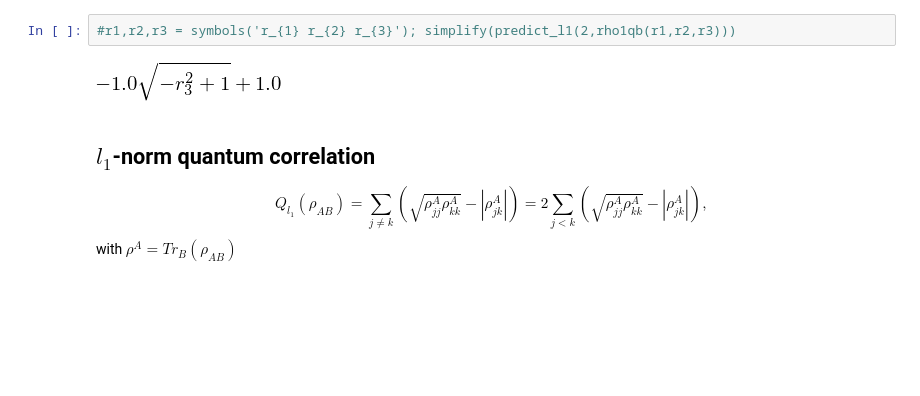
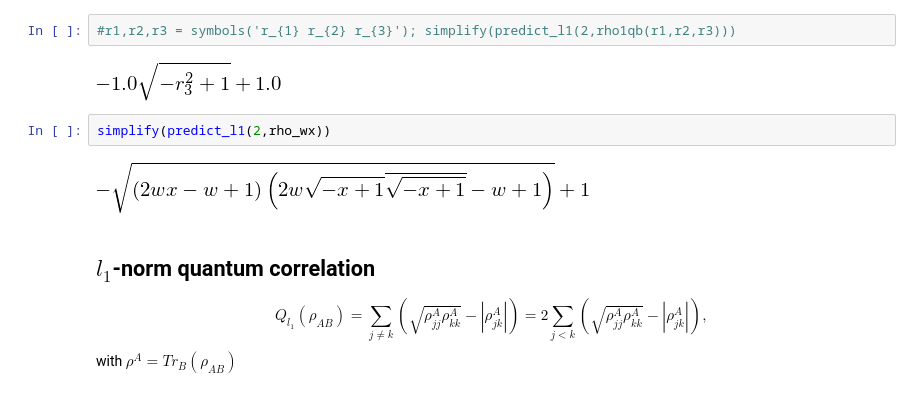
Before and after one commit to jonasmaziero/jupyterQ, a Jupyter notebook: coherence.ipynb, the cells around one changed output. Drawn from its saved outputs; the diff is of its cells as text; blank space fills up the shorter version.

```diff
--- a/coherence.ipynb
+++ b/coherence.ipynb
@@ -85,6 +89,10 @@ def predict_l1(d,rho):
 #r1,r2,r3 = symbols('r_{1} r_{2} r_{3}'); simplify(predict_l1(2,rho1qb(r1,r2,r3)))
 # %% [output]
 [figure]
+# %%
+simplify(predict_l1(2,rho_wx))
+# %% [output]
+[figure, added]
 # %% [markdown]
 ## $l_{1}$-norm quantum correlation
 \begin{equation}
```
Also changed, not shown: parts of 2 cells of this notebook.
